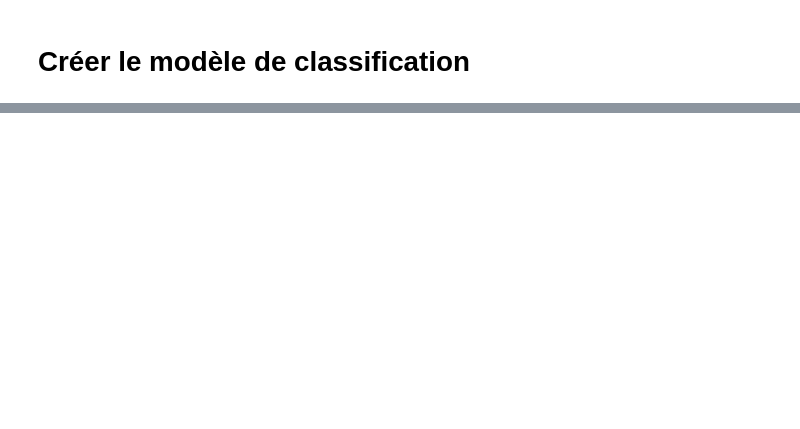
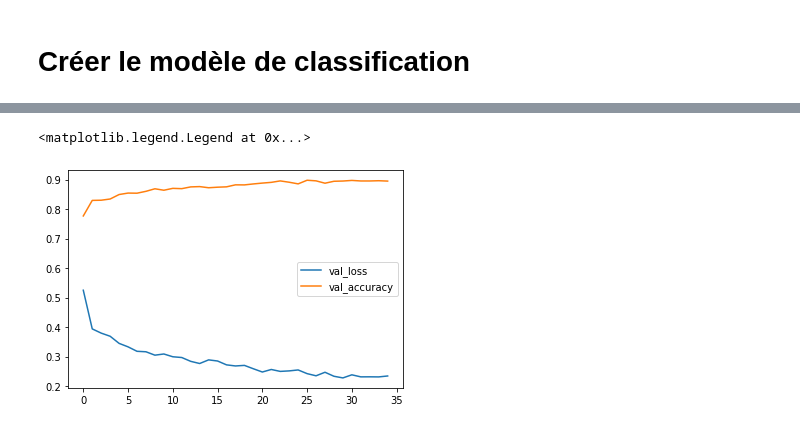
Before and after one commit to mountassir-el/Projects, a Jupyter notebook: Computer Vision/Image Classification/covid/covid.ipynb, the cells around one changed output, grey strips where cells are left out. Drawn from its saved outputs; the diff is of its cells as text; code cells hidden in the pictures; blank space fills up the shorter version.

```diff
--- a/Computer Vision/Image Classification/covid/covid.ipynb
+++ b/Computer Vision/Image Classification/covid/covid.ipynb
@@ -266,0 +321,37 @@ classes_order = { i : order[i] for i in range(len(order)) }
+# %%
+# Implement early stopping to stop the model if we see fit.
+earlyStopping = tf.keras.callbacks.EarlyStopping(monitor="loss", patience = 5)
+# Implement model checkpoint to save the best version of the model.
+modelCheckpoint = tf.keras.callbacks.ModelCheckpoint("tuned_best_model.h5",monitor= "accuracy", mode = "max", save_best_only=True)
+# %%
+baseModel = keras.applications.EfficientNetB2(
+    include_top = False,
+    weights = 'imagenet',
+    input_shape= image_size + (3,),
+    classes=3,
+    classifier_activation="softmax",
+)
+
+# construct the head of the model that will be placed on top of the
+# the base model
+headModel = baseModel.output
+headModel = layers.AveragePooling2D(pool_size=(4, 4))(headModel)
+headModel = layers.Flatten(name="flatten")(headModel)
+headModel = layers.Dense(128, activation="relu")(headModel)
+headModel = layers.Dropout(0.5)(headModel)
+headModel = layers.Dense(3, activation="softmax")(headModel)
+
+# Freeze the layers of the base model
+for layer in baseModel.layers:
+    layer.trainable = False
+
+model = keras.Model(inputs=baseModel.input, outputs=headModel)
+
+model.compile(optimizer= keras.optimizers.Adam(), loss = 'categorical_crossentropy', metrics = ['accuracy'])
+# %%
+# train the model
+history = model.fit(training, epochs = 50, callbacks= [modelCheckpoint, earlyStopping])
+# save the history in json file
+# in case we want to plot the accuracy
+with open('tuned_history.pkl', 'wb') as file_pi:
+    pickle.dump(history.history, file_pi)
@@ -266,0 +376,7 @@ classes_order = { i : order[i] for i in range(len(order)) }
+# %%
+plt.plot(history.history['loss'], label = 'val_loss')
+plt.plot(history.history['accuracy'], label = 'val_accuracy')
+plt.legend()
+# %% [output]
+<matplotlib.legend.Legend at 0x...>
+[figure, added]
```
Also changed, not shown: parts of 29 cells of this notebook, 3 other files.
